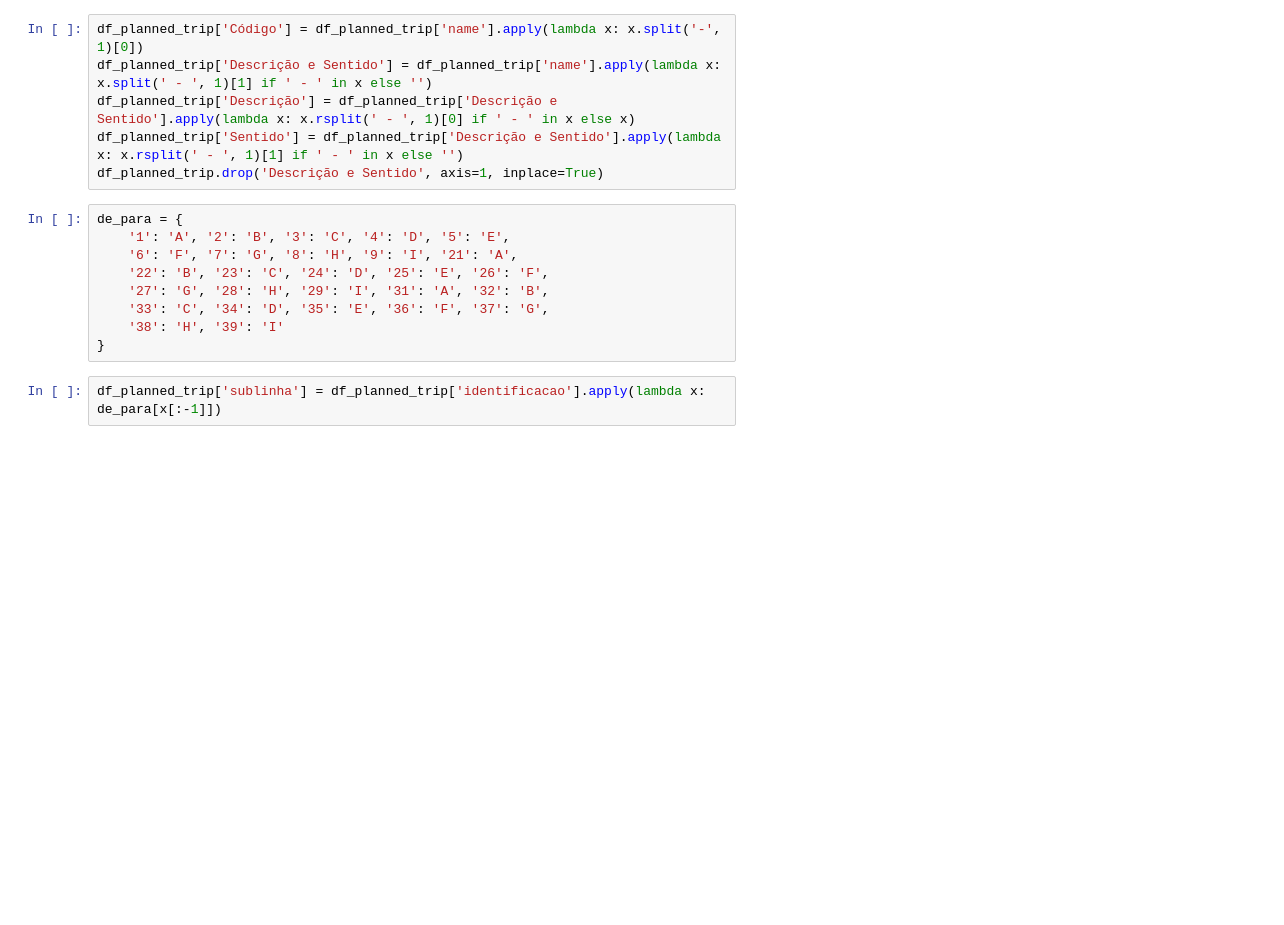
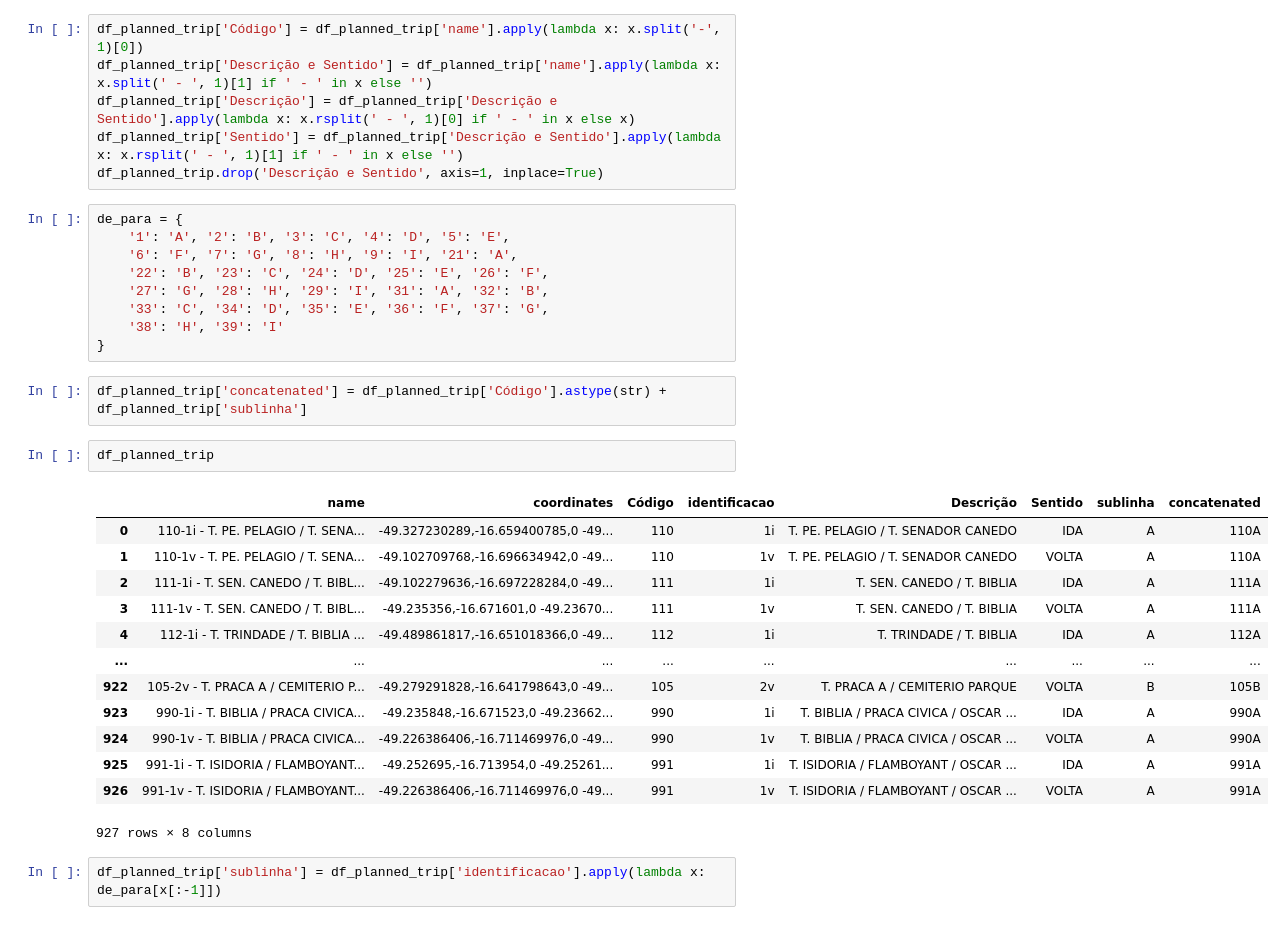
Before and after one commit to marcelopborges/poc-telemetria-hp, a Jupyter notebook: notebooks/phase1.ipynb, the cells around one changed output. Saved outputs shown, nothing was run; the diff lists cells and outputs as text; blank space fills up the shorter version.

```diff
--- a/notebooks/phase1.ipynb
+++ b/notebooks/phase1.ipynb
@@ -250,6 +279,24 @@ de_para = {
     '33': 'C', '34': 'D', '35': 'E', '36': 'F', '37': 'G',
     '38': 'H', '39': 'I'
 }
+# %%
+df_planned_trip['concatenated'] = df_planned_trip['Código'].astype(str) + df_planned_trip['sublinha']
+# %%
+df_planned_trip
+# %% [output]
+|  | name | coordinates | Código | identificacao | Descrição | Sentido | sublinha | concatenated |
+| 0 | 110-1i - T. PE. PELAGIO / T. SENA... | -49.327230289,-16.659400785,0 -49... | 110 | 1i | T. PE. PELAGIO / T. SENADOR CANEDO | IDA | A | 110A |
+| 1 | 110-1v - T. PE. PELAGIO / T. SENA... | -49.102709768,-16.696634942,0 -49... | 110 | 1v | T. PE. PELAGIO / T. SENADOR CANEDO | VOLTA | A | 110A |
+| 2 | 111-1i - T. SEN. CANEDO / T. BIBL... | -49.102279636,-16.697228284,0 -49... | 111 | 1i | T. SEN. CANEDO / T. BIBLIA | IDA | A | 111A |
+| 3 | 111-1v - T. SEN. CANEDO / T. BIBL... | -49.235356,-16.671601,0 -49.23670... | 111 | 1v | T. SEN. CANEDO / T. BIBLIA | VOLTA | A | 111A |
+| 4 | 112-1i - T. TRINDADE / T. BIBLIA ... | -49.489861817,-16.651018366,0 -49... | 112 | 1i | T. TRINDADE / T. BIBLIA | IDA | A | 112A |
+| ... | ... | ... | ... | ... | ... | ... | ... | ... |
+| 922 | 105-2v - T. PRACA A / CEMITERIO P... | -49.279291828,-16.641798643,0 -49... | 105 | 2v | T. PRACA A / CEMITERIO PARQUE | VOLTA | B | 105B |
+| 923 | 990-1i - T. BIBLIA / PRACA CIVICA... | -49.235848,-16.671523,0 -49.23662... | 990 | 1i | T. BIBLIA / PRACA CIVICA / OSCAR ... | IDA | A | 990A |
+| 924 | 990-1v - T. BIBLIA / PRACA CIVICA... | -49.226386406,-16.711469976,0 -49... | 990 | 1v | T. BIBLIA / PRACA CIVICA / OSCAR ... | VOLTA | A | 990A |
+| 925 | 991-1i - T. ISIDORIA / FLAMBOYANT... | -49.252695,-16.713954,0 -49.25261... | 991 | 1i | T. ISIDORIA / FLAMBOYANT / OSCAR ... | IDA | A | 991A |
+| 926 | 991-1v - T. ISIDORIA / FLAMBOYANT... | -49.226386406,-16.711469976,0 -49... | 991 | 1v | T. ISIDORIA / FLAMBOYANT / OSCAR ... | VOLTA | A | 991A |
+927 rows × 8 columns
 # %%
 df_planned_trip['sublinha'] = df_planned_trip['identificacao'].apply(lambda x: de_para[x[:-1]])
 # %% [markdown]
```
Also changed, not shown: parts of 12 cells of this notebook, 13 other files.
